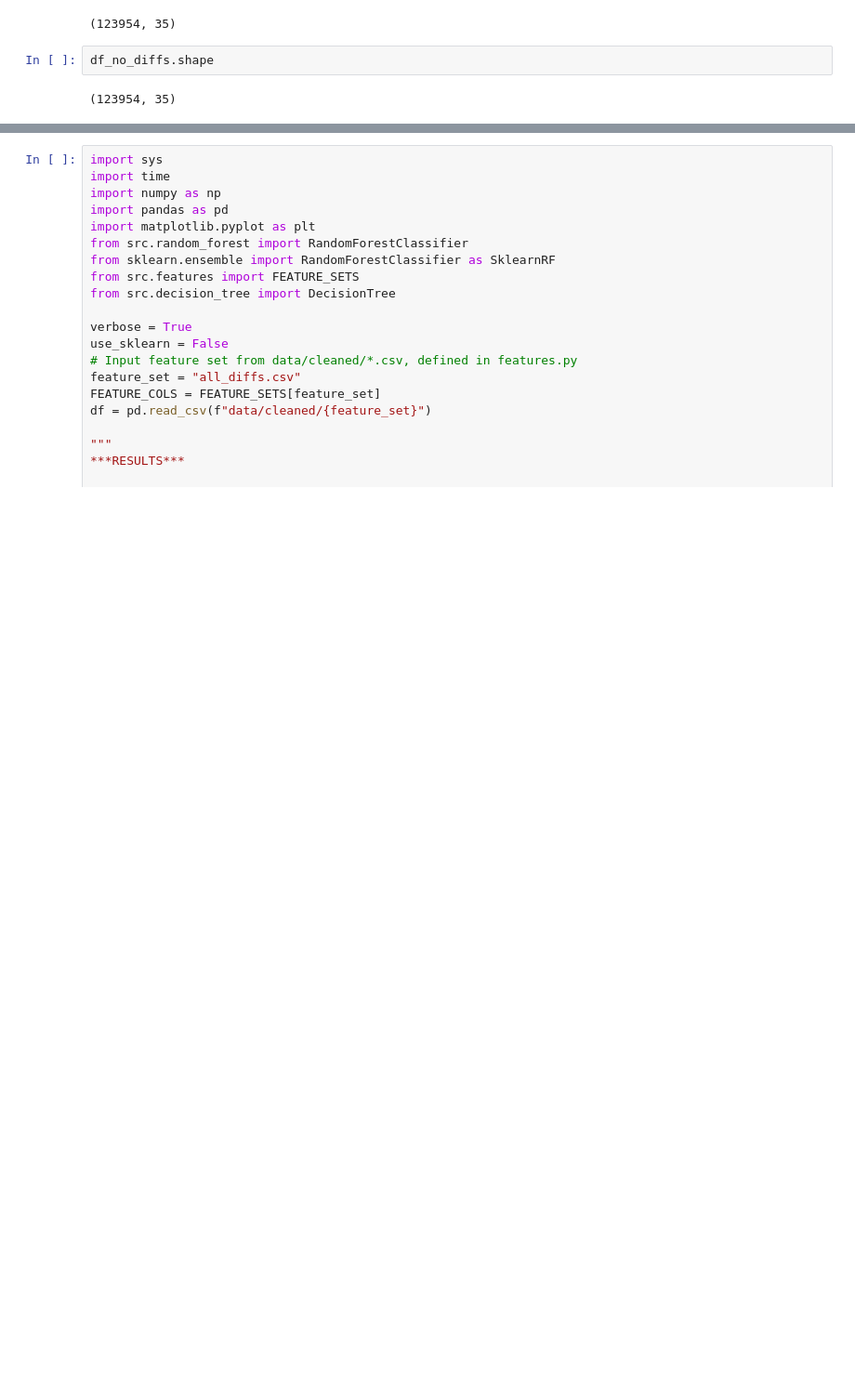
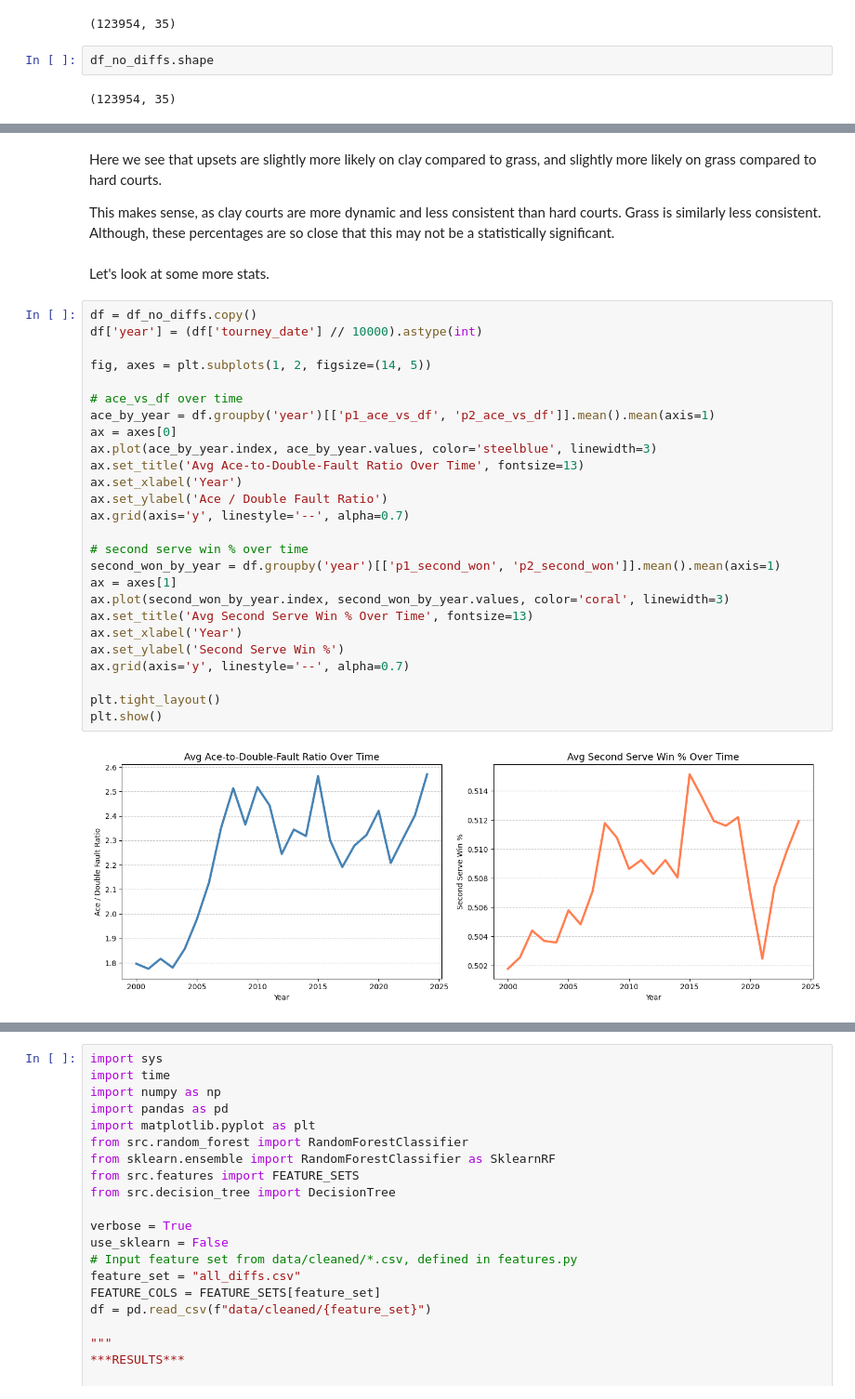
Before and after one commit to CamBitter/RallyRF, a Jupyter notebook: report.ipynb, the cells around one changed output, grey strips where cells are left out. Shown at 93% size. Cells and saved outputs as stored; diff of their text form; blank space fills up the shorter version.

```diff
--- a/report.ipynb
+++ b/report.ipynb
@@ -191,0 +191,34 @@ plt.show()
+# %% [markdown]
+Here we see that upsets are slightly more likely on clay compared to grass, and slightly more likely on grass compared to hard courts.
+
+This makes sense, as clay courts are more dynamic and less consistent than hard courts. Grass is similarly less consistent. Although, these percentages are so close that this may not be a statistically significant.
+# %% [markdown]
+Let's look at some more stats.
+# %%
+df = df_no_diffs.copy()
+df['year'] = (df['tourney_date'] // 10000).astype(int)
+
+fig, axes = plt.subplots(1, 2, figsize=(14, 5))
+
+# ace_vs_df over time
+ace_by_year = df.groupby('year')[['p1_ace_vs_df', 'p2_ace_vs_df']].mean().mean(axis=1)
+ax = axes[0]
+ax.plot(ace_by_year.index, ace_by_year.values, color='steelblue', linewidth=3)
+ax.set_title('Avg Ace-to-Double-Fault Ratio Over Time', fontsize=13)
+ax.set_xlabel('Year')
+ax.set_ylabel('Ace / Double Fault Ratio')
+ax.grid(axis='y', linestyle='--', alpha=0.7)
+
+# second serve win % over time
+second_won_by_year = df.groupby('year')[['p1_second_won', 'p2_second_won']].mean().mean(axis=1)
+ax = axes[1]
+ax.plot(second_won_by_year.index, second_won_by_year.values, color='coral', linewidth=3)
+ax.set_title('Avg Second Serve Win % Over Time', fontsize=13)
+ax.set_xlabel('Year')
+ax.set_ylabel('Second Serve Win %')
+ax.grid(axis='y', linestyle='--', alpha=0.7)
+
+plt.tight_layout()
+plt.show()
+# %% [output]
+[figure, added]
```
Also changed, not shown: parts of 11 cells of this notebook.
